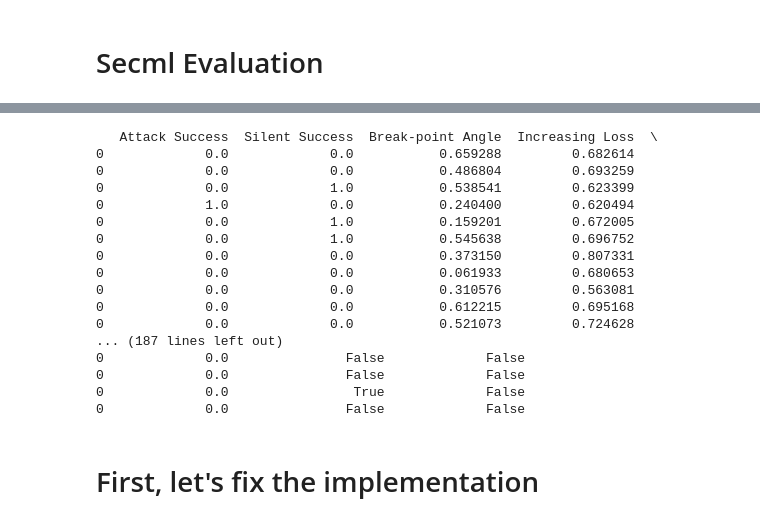
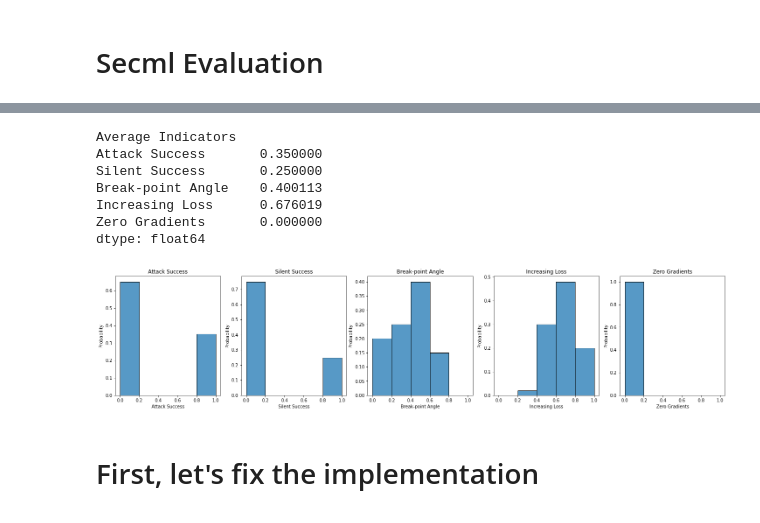
Before and after one commit to maurapintor/debug_attacks, a Jupyter notebook: debug_attacks.ipynb, the cells around one changed output, grey strips where cells are left out. Drawn from its saved outputs; the diff is of its cells as text; code cells hidden in the pictures.

```diff
--- a/debug_attacks.ipynb
+++ b/debug_attacks.ipynb
@@ -131,41 +127,38 @@ plt.legend()
 # %%
+import copy
 from indicators.indicators import compute_indicators
 
 all_indicators = []
-
-secml_attack_to_debug = CFoolboxPGDLinf(clf, abs_stepsize=0.01, steps=40,
-                               random_start=False, epsilons=8/255)
 
 for sample in range(N_SAMPLES):
     x, y = test_set.X[sample, :], test_set.Y[sample]
     pred = clf.predict(x)
 
-    indicators = compute_indicators(secml_attack_to_debug, x, y, clf, transfer_clf=None, n_restarts=3)
+    indicators = compute_indicators(copy.deepcopy(secml_attack), x, y, clf)
     all_indicators.append(indicators)
 
-all_indicators_orig_eval = pd.concat(all_indicators, axis=0)
+all_indicators_orig_eval = pd.concat(all_indicators, axis=0, ignore_index=True)
 
 with pd.option_context('display.max_rows', None,
                        'display.max_columns', None):
-    print(all_indicators_orig_eval)
+    print("\n\nAverage Indicators")
+    print(all_indicators_orig_eval.mean())
 # %% [output]
-   Attack Success  Silent Success  Break-point Angle  Increasing Loss  \
-0             0.0             0.0           0.659288         0.682614
-0             0.0             0.0           0.486804         0.693259
-0             0.0             1.0           0.538541         0.623399
-0             1.0             0.0           0.240400         0.620494
-0             0.0             1.0           0.159201         0.672005
-0             0.0             1.0           0.545638         0.696752
-0             0.0             0.0           0.373150         0.807331
-0             0.0             0.0           0.061933         0.680653
-0             0.0             0.0           0.310576         0.563081
-0             0.0             0.0           0.612215         0.695168
-0             0.0             0.0           0.521073         0.724628
-... (187 lines left out)
-0             0.0               False             False
-0             0.0               False             False
-0             0.0                True             False
-0             0.0               False             False
+Average Indicators
+Attack Success       0.350000
+Silent Success       0.250000
+Break-point Angle    0.400113
+Increasing Loss      0.676019
+Zero Gradients       0.000000
+dtype: float64
+# %%
+import seaborn as sns
+n_cols = len(all_indicators_orig_eval.columns)
+fig, axes = plt.subplots(nrows=1, ncols=n_cols, figsize=(25, 5))
+for i, column in enumerate(all_indicators_orig_eval):
+    sns.histplot(all_indicators_orig_eval[column], ax=axes[i], bins=5, binrange=[0, 1], stat='probability').set_title(column)
+# %% [output]
+[figure, added]
 # %% [markdown]
 # First, let's fix the implementation
 # %%
```
Also changed, not shown: parts of 15 cells of this notebook.
